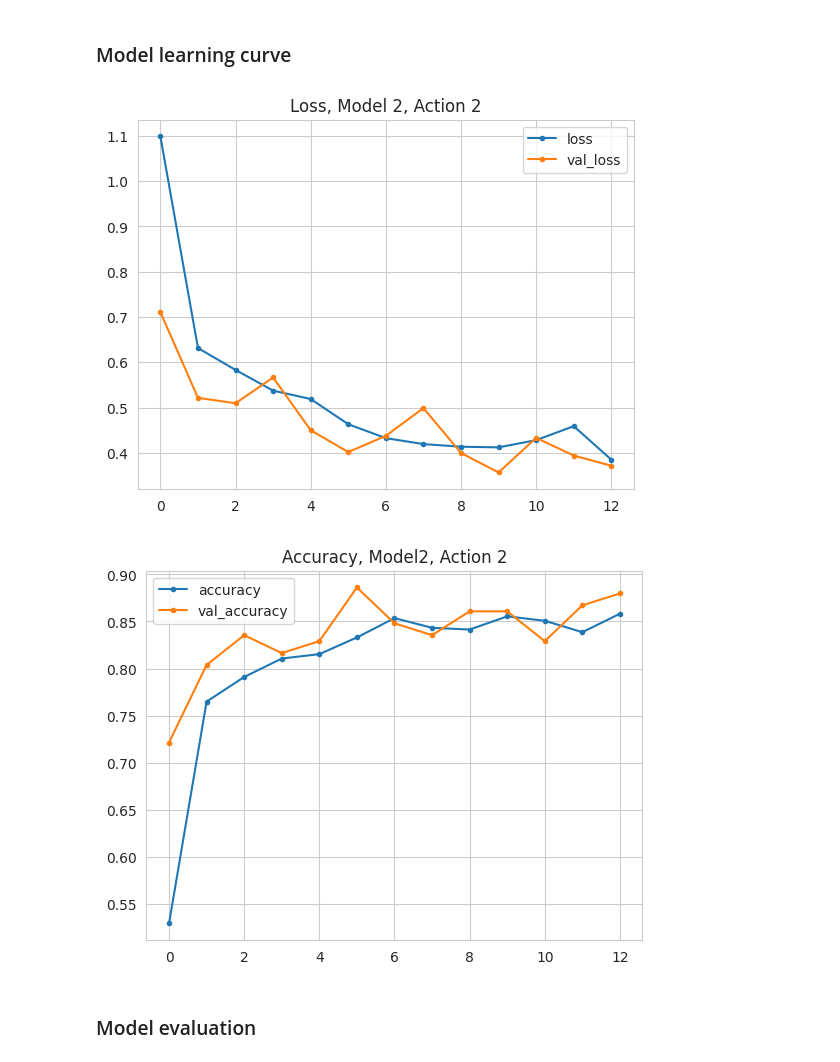
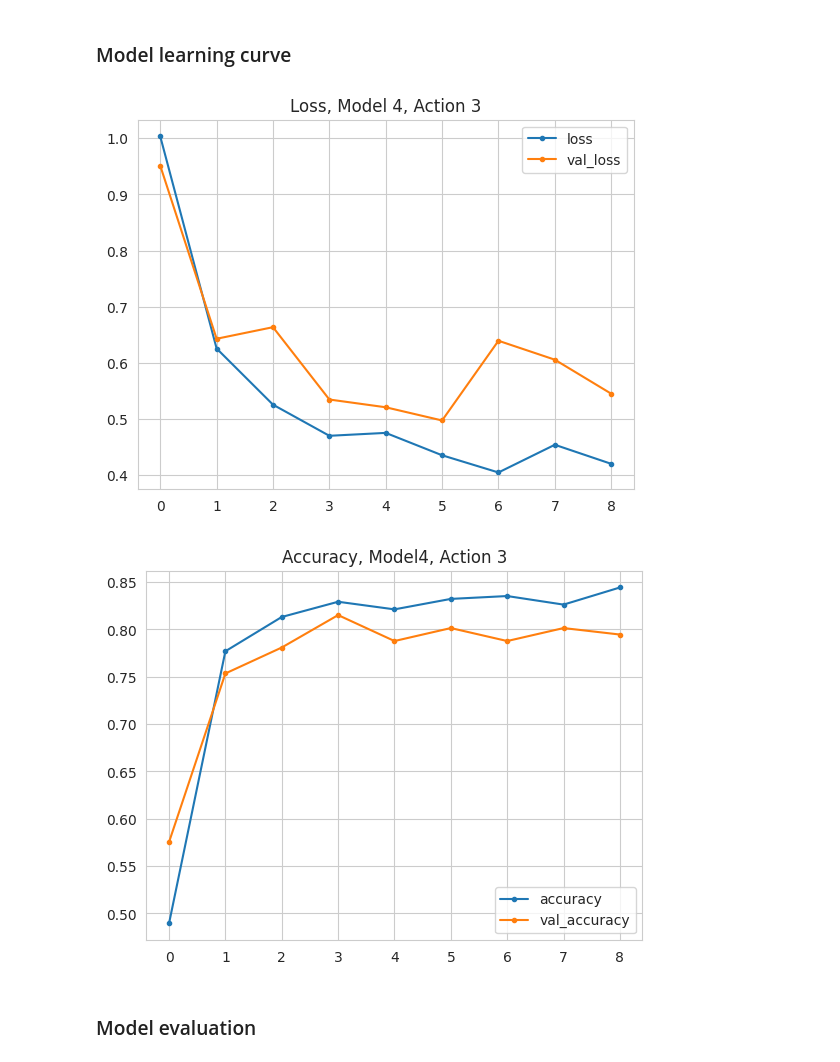
Before and after one commit to Code-Institute-Submissions/corals_health, a Jupyter notebook: jupyter_notebooks/3_modeling_evaluating.ipynb, the cells around one changed output. Saved outputs shown, nothing was run; the diff lists cells and outputs as text; code cells hidden in the pictures.

```diff
--- a/jupyter_notebooks/3_modeling_evaluating.ipynb
+++ b/jupyter_notebooks/3_modeling_evaluating.ipynb
@@ -269,6 +269,9 @@ def create_tf_model():
     model.add(Dropout(0.25))
 
 
+    model.add(Conv2D(filters=64, kernel_size=(3, 3), activation='relu', ))
+    model.add(MaxPooling2D(pool_size=(2, 2)))
+    model.add(Dropout(0.25))
 
     model.add(Conv2D(filters=64, kernel_size=(3, 3), activation='relu', ))
     model.add(MaxPooling2D(pool_size=(2, 2)))
@@ -359,22 +363,22 @@ model.save('outputs/v1/corals_health_model_2_act_2.h5')
 # %%
 losses = pd.DataFrame(model.history.history)
 
 sns.set_style("whitegrid")
 losses[['loss', 'val_loss']].plot(style='.-')
-plt.title("Loss, Model 2, Action 2")
-plt.savefig(f'{file_path}/model_2_act_2_training_losses.png',
+plt.title("Loss, Model 4, Action 3")
+plt.savefig(f'{file_path}/model_4_act_3_training_losses.png',
             bbox_inches='tight', dpi=150)
 plt.show()
 
 print("\n")
 losses[['accuracy', 'val_accuracy']].plot(style='.-')
-plt.title("Accuracy, Model2, Action 2")
-plt.savefig(f'{file_path}/model_2_act_2_training_acc.png',
+plt.title("Accuracy, Model4, Action 3")
+plt.savefig(f'{file_path}/model_4_act_3_training_acc.png',
             bbox_inches='tight', dpi=150)
 plt.show()
 # %% [output]
-[figure, old version]
+[figure, new version]
-[figure, old version]
+[figure, new version]
 # %% [markdown]
 ### Model evaluation
 # %% [markdown]
```
Also changed, not shown: parts of 20 cells of this notebook, 39 other files.
